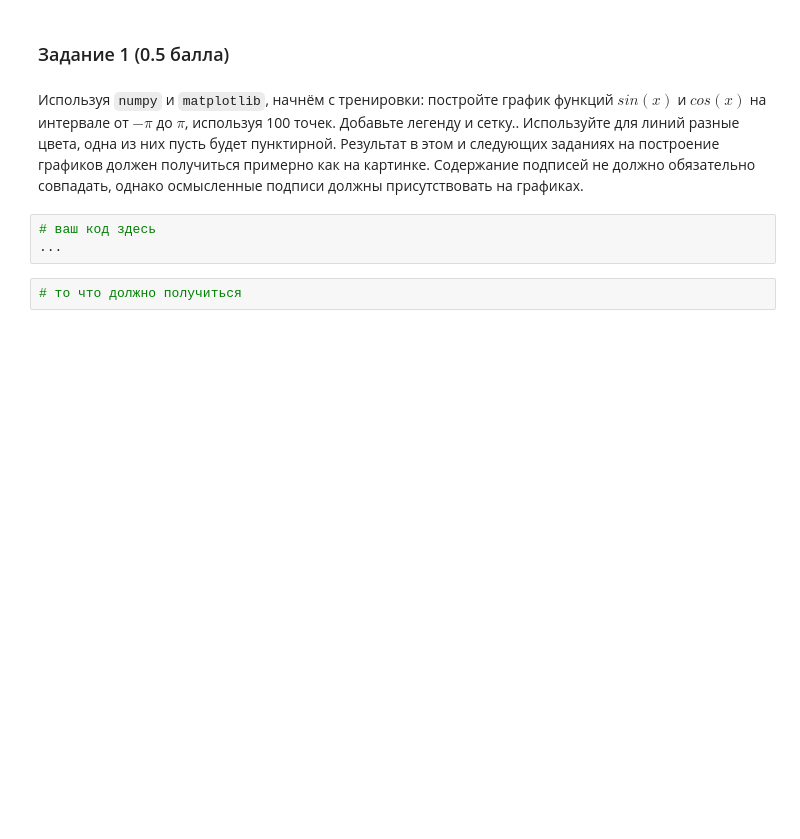
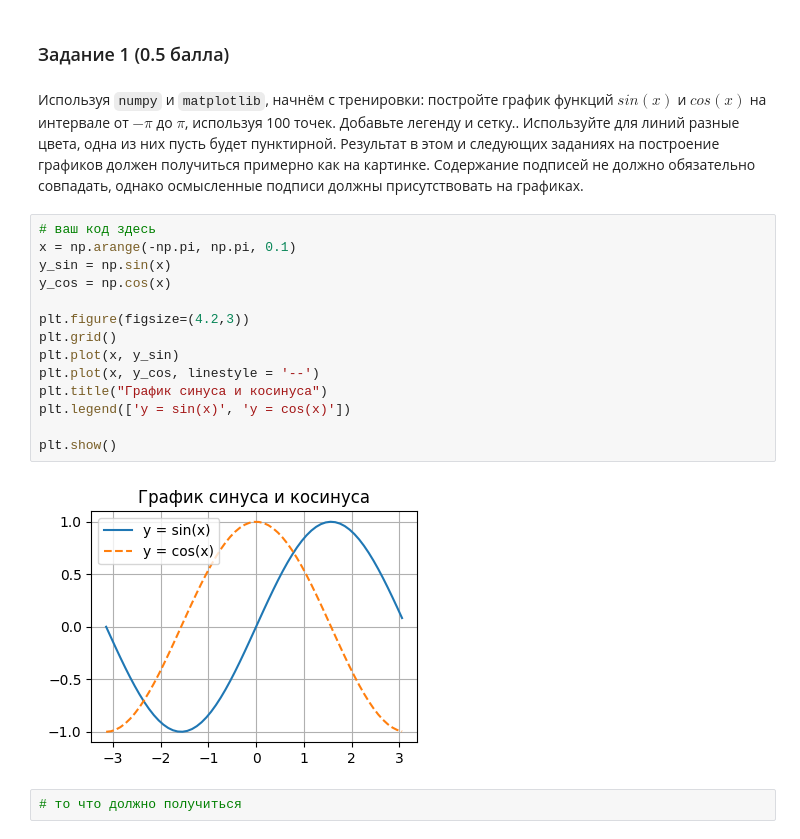
Before and after one commit to kirillkobychev/MLHSE, a Jupyter notebook: Домашнее_задание_3_Визуализации_в_Python.ipynb, the cells around one changed output. Cells and saved outputs as stored; diff of their text form; blank space fills up the shorter version.

```diff
--- a/Домашнее_задание_3_Визуализации_в_Python.ipynb
+++ b/Домашнее_задание_3_Визуализации_в_Python.ipynb
@@ -39,9 +39,22 @@ GERMAN_CREDIT = 'https://github.com/evgpat/datasets/raw/refs/heads/main/german_c
 ### Задание 1 (0.5 балла)
 # %% [markdown]
 Используя `numpy` и `matplotlib`, начнём с тренировки: постройте график функций $sin(x)$ и $cos(x)$ на интервале от $-\pi$ до $\pi$, используя 100 точек. Добавьте легенду и сетку.. Используйте для линий разные цвета, одна из них пусть будет пунктирной. Результат в этом и следующих заданиях на построение графиков должен получиться примерно как на картинке. Содержание подписей не должно обязательно совпадать, однако осмысленные подписи должны присутствовать на графиках.
-# %%
-# ваш код здесь
-...
+# %%
+# ваш код здесь
+x = np.arange(-np.pi, np.pi, 0.1)
+y_sin = np.sin(x)
+y_cos = np.cos(x)
+
+plt.figure(figsize=(4.2,3))
+plt.grid()
+plt.plot(x, y_sin)
+plt.plot(x, y_cos, linestyle = '--')
+plt.title("График синуса и косинуса")
+plt.legend(['y = sin(x)', 'y = cos(x)'])
+
+plt.show()
+# %% [output]
+[figure, added]
 # %%
 # то что должно получиться
 # %% [output]
```
